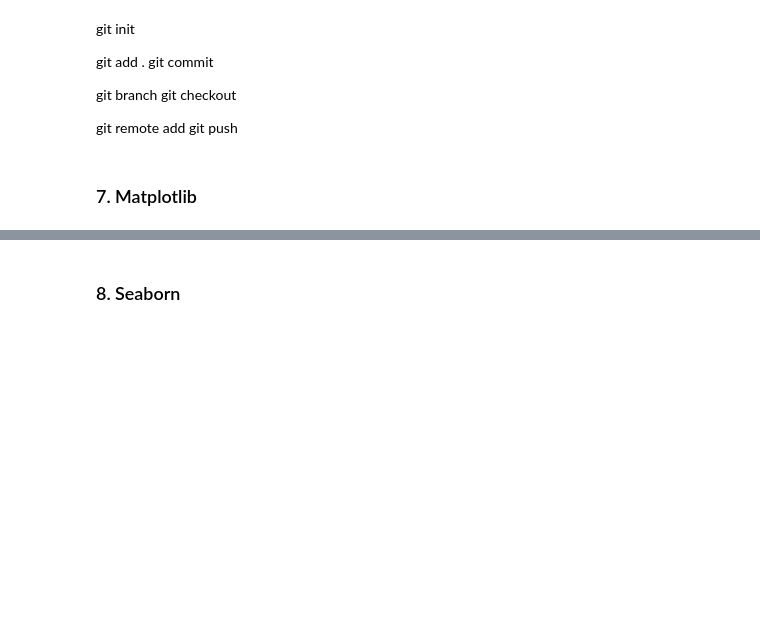
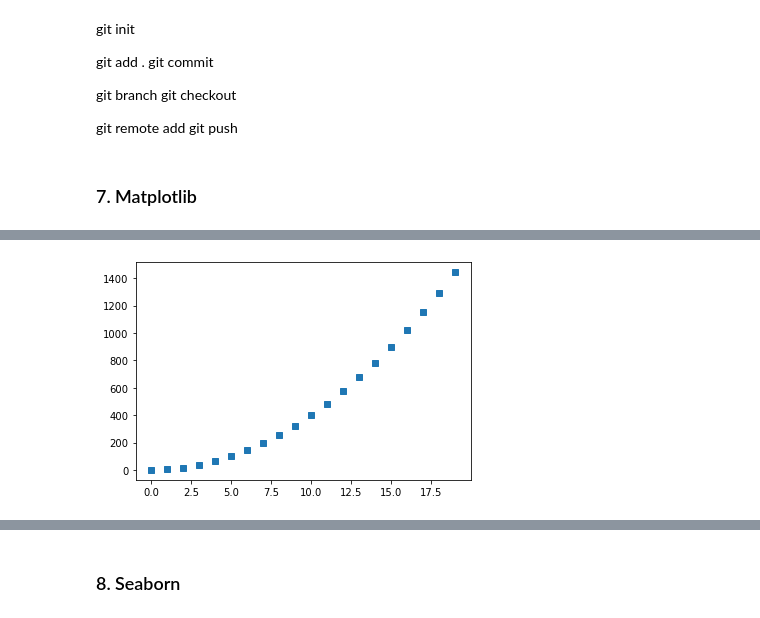
Before and after one commit to destiny301/INF552_hw0, a Jupyter notebook: hw0_Tianyi_Zhang.ipynb, the cells around one changed output, grey strips where cells are left out. Cells and saved outputs as stored; diff of their text form; code cells hidden in the pictures; blank space fills up the shorter version.

```diff
--- a/hw0_Tianyi_Zhang.ipynb
+++ b/hw0_Tianyi_Zhang.ipynb
@@ -231,0 +263,8 @@ git push
+# %%
+plt.plot(x, y1, 's')
+ax = plt.gca()
+# ax.set_xticklabels([])
+
+plt.show()
+# %% [output]
+[figure, added]
```
Also changed, not shown: parts of 13 cells of this notebook.
